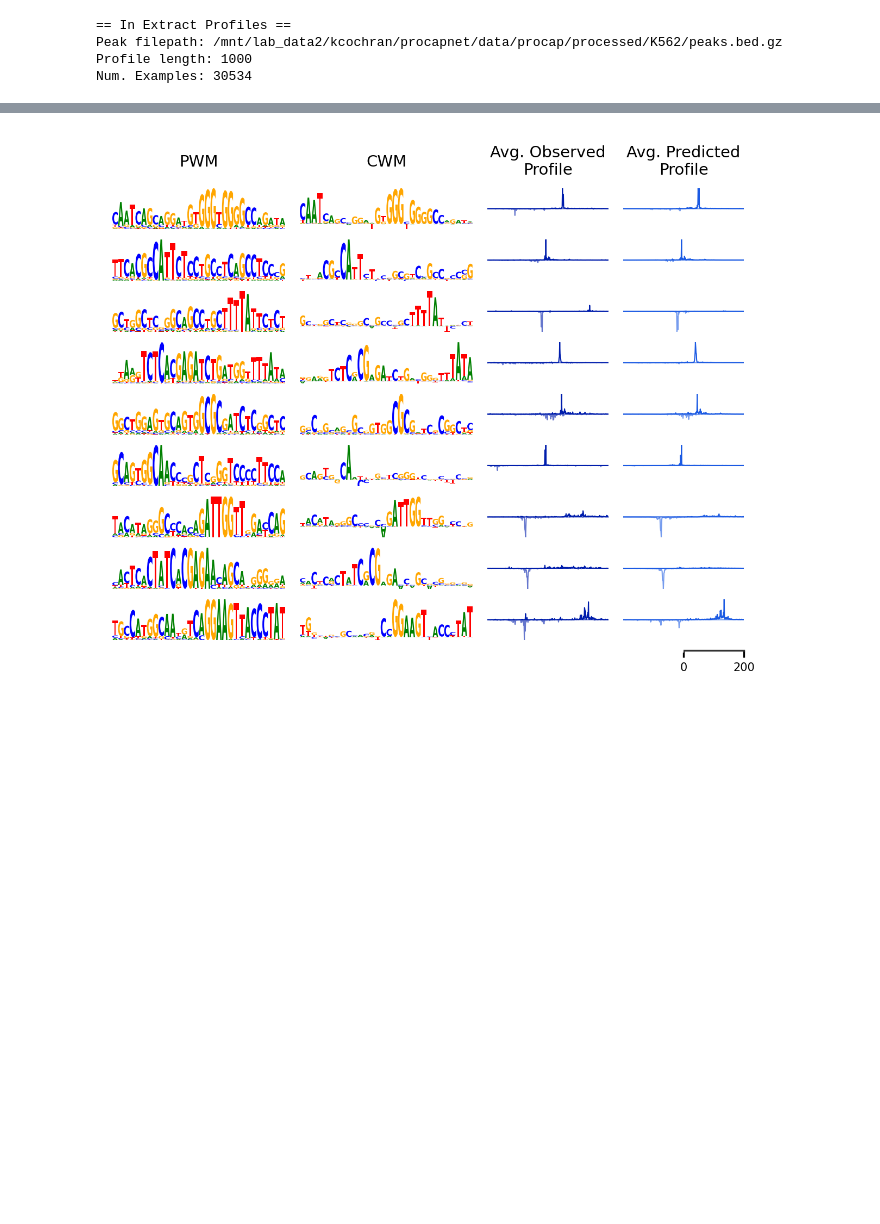
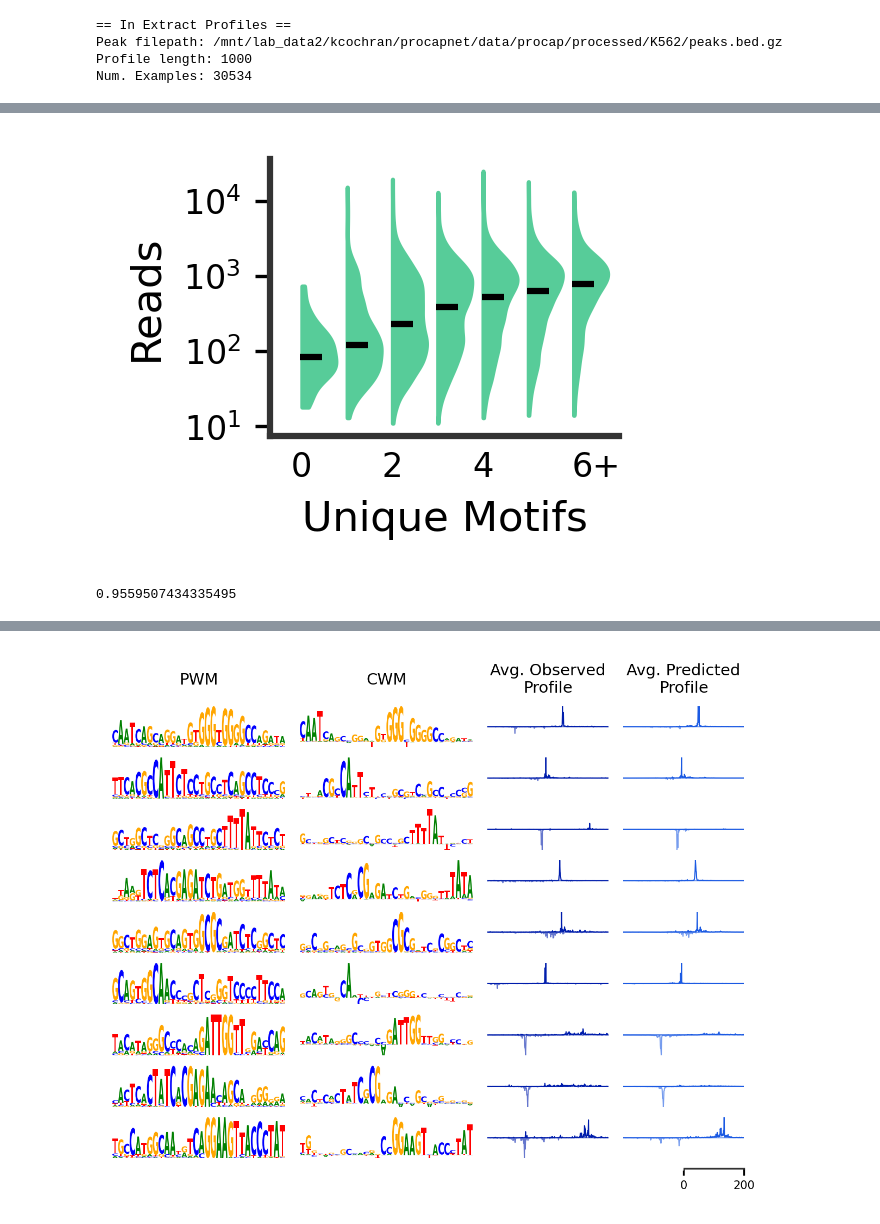
Before and after one commit to kundajelab/ProCapNet, a Jupyter notebook: src/figure_notebooks/FigS2_modisco_dpr_and_te_hits.ipynb, the cells around one changed output, grey strips where cells are left out. Saved outputs shown, nothing was run; the diff lists cells and outputs as text; code cells hidden in the pictures; blank space fills up the shorter version.

```diff
--- a/src/figure_notebooks/FigS2_modisco_dpr_and_te_hits.ipynb
+++ b/src/figure_notebooks/FigS2_modisco_dpr_and_te_hits.ipynb
@@ -58,0 +207,75 @@ Num. Examples: 30534
+# %%
+def plot_counts_by_num_uniq_motifs(motif_hit_counts, true_profs, max_num_motifs=6, save_path = None):
+    true_logcounts = np.log10(true_profs.sum(axis=(-1,-2)) + 1)
+
+    # count motifs per peak
+    motif_hit_counts = (motif_hit_counts > 0).sum(axis=-1)
+    motif_hit_counts_clipped = np.clip(motif_hit_counts, 0, max_num_motifs)
+
+    # stratify observed PRO-cap counts by the number of motifs at each peak
+    counts_per_num_motifs = []
+    median_counts_per_num_motifs = []
+    for num_motifs in range(max_num_motifs + 1):
+        counts_per_i_motifs = true_logcounts[motif_hit_counts_clipped == num_motifs]
+        counts_per_num_motifs.append(counts_per_i_motifs)
+        median_counts_per_num_motifs.append(np.median(counts_per_i_motifs))
+
+    plt.figure(figsize=(1.5,1.2), dpi=300)
+
+    v1 = plt.violinplot(counts_per_num_motifs, points=200,
+                       positions=np.arange(0, len(counts_per_num_motifs)),
+                       showmeans=False, showextrema=False, showmedians=False,
+                       widths=1.5)
+
+    # these lines make each violin into a half-violin
+    for b in v1['bodies']:
+        # get the center
+        m = np.mean(b.get_paths()[0].vertices[:, 0])
+        # modify the paths to not go further right than the center
+        b.get_paths()[0].vertices[:, 0] = np.clip(b.get_paths()[0].vertices[:, 0], m, np.inf)
+
+        b.set_edgecolor("#57cc99")
+        b.set_facecolor("#57cc99")
+        b.set_alpha(1)
+
+    plt.scatter(np.arange(max_num_motifs + 1) + 0.21, median_counts_per_num_motifs,
+                marker="_", c="k", s=28, zorder=1)
+
+    plt.xlabel("Unique Motifs", fontsize=10)
+    plt.ylabel("Reads", fontsize=10)
+
+    xticks = list(range(0, max_num_motifs + 1, 2))
+    xticklabels = [str(i) for i in xticks]
+    xticklabels[-1] = xticklabels[-1] + "+"
+    xticks[-1] = xticks[-1] + 0.5
+    plt.xticks(xticks, xticklabels)
+    plt.tick_params("x", length=0)
+    plt.tick_params("both", labelsize=8)
+    plt.xlim(-0.7, max_num_motifs + 1)
+
+    yticks = [int(tick) for tick in plt.gca().get_yticks()][1:-1]
+    plt.yticks(yticks, [r'$10^' + str(tick) + "$" for tick in yticks])
+
+    ax = plt.gca()
+    ax.spines[["left", "bottom"]].set_linewidth(1.5)
+    ax.spines[["left", "bottom"]].set_color("#333333")
+    ax.spines[["top", "right"]].set_visible(False)
+
+    if save_path is not None:
+        plt.savefig(save_path, bbox_inches = 'tight', pad_inches = 0, dpi = 300)
+
+    plt.show()
+
+
+plot_counts_by_num_uniq_motifs(motif_hit_counts["profile"], true_profs,
+                          save_path = figures_dir + "2_motifs_vs_counts_uniq.png")
+# %% [output]
+[figure, added]
+# %%
+# quantifying sentences in the text of the paper
+
+# what fraction of peaks have 10 or fewer motifs?
+tmp = motif_hit_counts["profile"].sum(axis=-1)
+np.sum(tmp < 11) / len(tmp)
+# %% [output]
+0.9559507434335495
```
Also changed, not shown: parts of 11 cells of this notebook, 5 other files.
